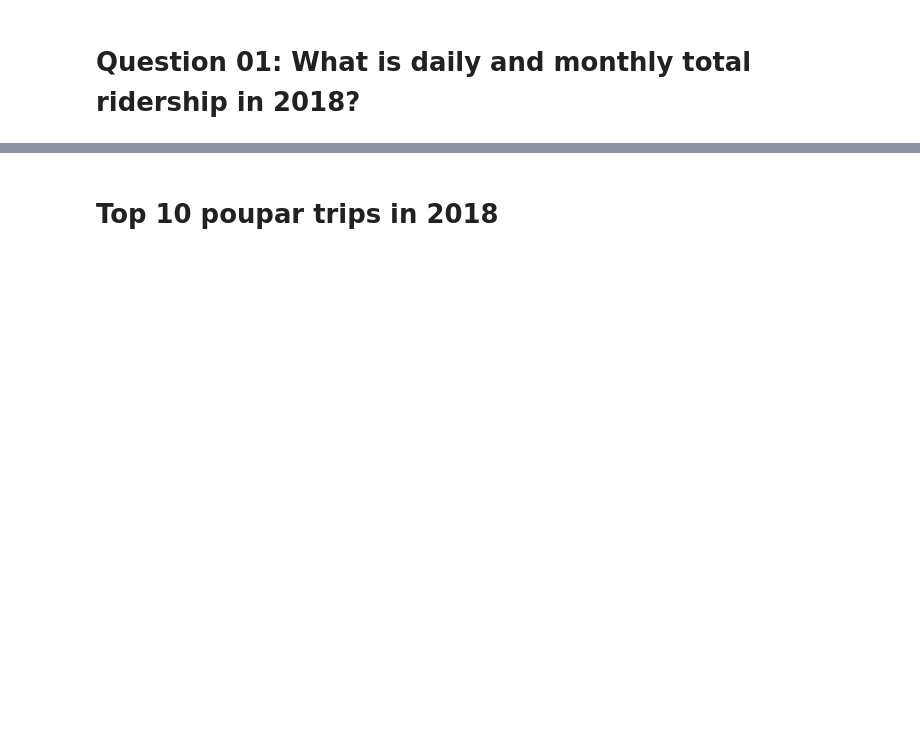
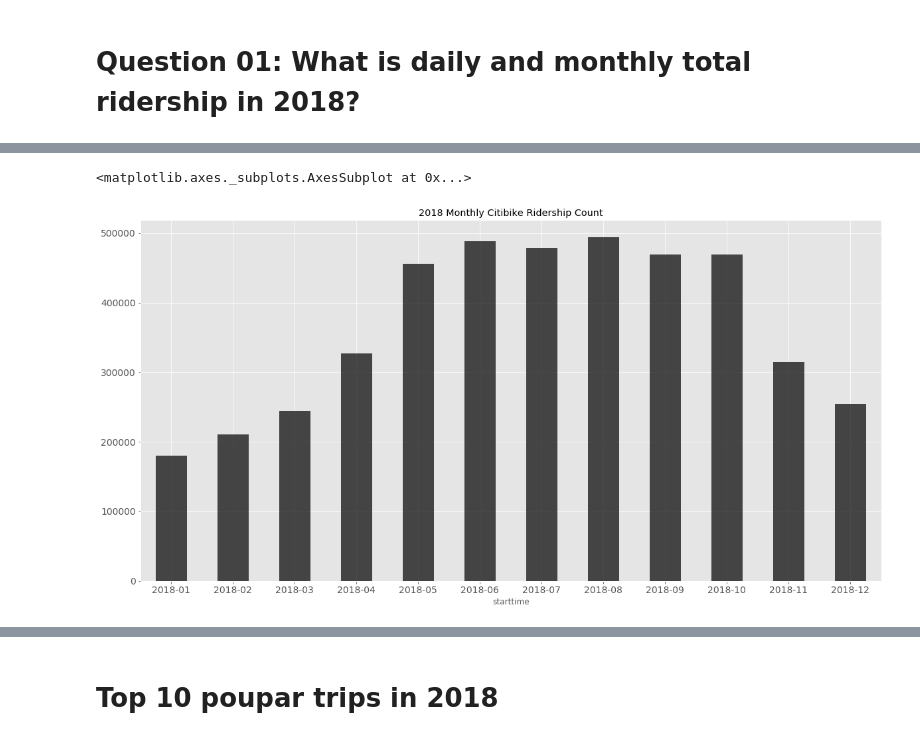
Before and after one commit to ygchan/Citibike, a Jupyter notebook: Main.ipynb, the cells around one changed output, grey strips where cells are left out. Drawn from its saved outputs; the diff is of its cells as text; code cells hidden in the pictures; blank space fills up the shorter version.

```diff
--- a/Main.ipynb
+++ b/Main.ipynb
@@ -53,7 +72,4 @@ for folderName, subfolders, filenames in os.walk(data_folder):
 # %%
-# Creating a list of all CSV file in the path directory
-# all_files = glob.glob(data_folder + "/*.csv")
-
 # tempCitibike list that store the file data frame
 tempCitibike = []
 
@@ -82,9 +98,9 @@ else:
         # Experiment to see if only using annual membership will show a different
         # df = df.loc[df['usertype'] == 'Subscriber']
 
-        # Because my laptop is too slow .... :P
-        # Radnomly select 10% of the data, with random_state = 1
-        df = df.sample(frac = 0.1, replace = True, random_state = 1)
+        # Because of limited computer resource (4GB of RAM...)
+        # Radnomly select 25% of the data, with random_state = 1
+        df = df.sample(frac=0.25, replace=True, random_state=1)
 
         # Output the (rowCount, columnCount) to terminal
         print("size: " + str(df.shape))
@@ -94,16 +110,25 @@ else:
 
     # Combine the tempCitibike dfs together
     citibike = pd.concat(tempCitibike)
-    print("\nThere are " + "{:,}".format(totalRecordCount) + " number of records.")
-    print("Before dropping NaN: " + "{:,}".format(citibike.shape[0]))
+    print("\nThere are {0:,}  number of records.".format(totalRecordCount))
+    print("Before dropping NaN: {:,}".format(citibike.shape[0]))
 
     # Drop rows with any (missing) variables
     # Improve performance by not using inplace option
     # Reference: https://stackoverflow.com/q/22532302
     citibike = citibike.dropna()
 
-    print("After dropping NaN:  " + "{:,}".format(citibike.shape[0]))
+    print("After dropping NaN: {:,}".format(citibike.shape[0]))
 
     # Store the citibike dataframe into a pickle object for future reference
     # This can save time from re-running the entire 17M records.
     citibike.to_pickle('citibike2018.pkl')
+
+# Release the memory
+tempCitibike = []
+# %%
+citibike.columns = citibike.columns.str.replace(' ', '_')
+
+pp = pprint.PrettyPrinter(indent=4)
+print('The new column names:')
+pp.pprint(list(citibike.columns))
@@ -152,22 +237,27 @@ type(monthly_answer)
 # %%
 # Draw a basic plot for the monthly ridership data
 monthly_answer.plot(
-    figsize = (20,10),
-    kind = 'bar',
-    title = '2018 Monthly Citibike Ridership Count',
-    fontsize = 14,
+    figsize=(20,10),
+    kind='bar',
+    title='2018 Monthly Citibike Ridership Count',
+    fontsize=14,
+    color='k',
+    alpha=0.7,
     rot=0)
 
 # Finally learned how to do it, you have to assign it to an object first.
 # Reference: https://stackoverflow.com/a/21487560
 
 # Then use set_xlable ...
 # ax.set_xlabel('')
 
 # Very complicated,
 # Reference: https://stackoverflow.com/a/25973637
 # ax.get_yaxis().set_major_formatter(
 #    matplotlib.ticker.FuncFormatter(lambda y, p: format(int(y), ',')))
+# %% [output]
+<matplotlib.axes._subplots.AxesSubplot at 0x...>
+[figure, added]
 # %%
 # Create a monthly temperature dictionary, data otained from google.
 # probably need to find a way to get daily temperature in order to do more
```
Also changed, not shown: parts of 47 cells of this notebook.
